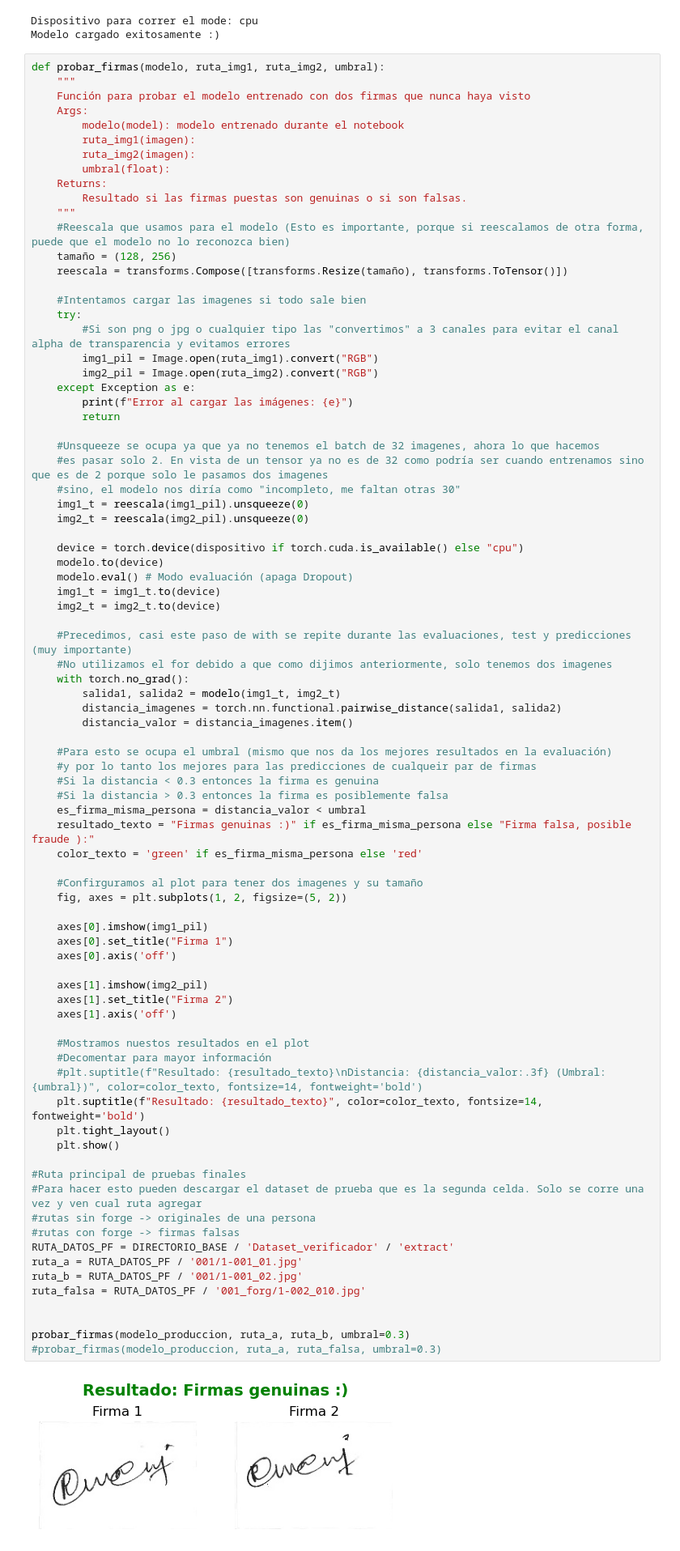
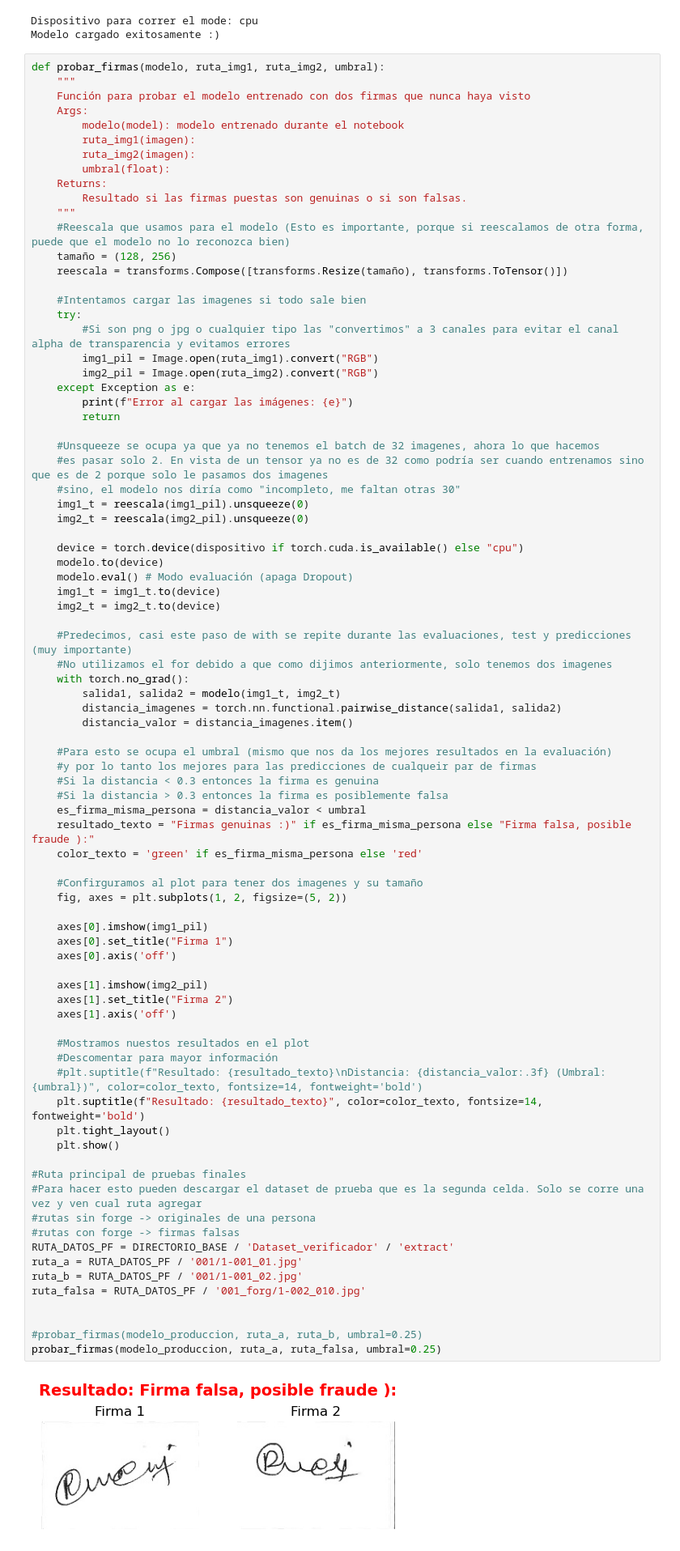
Before and after one commit to AylenMartinez04/DeploymentProjectRN, a Jupyter notebook: Proyecto/Proyecto_RedesNeuronalesMejorM.ipynb, the cells around one changed output. Shown at 81% size. Cells and saved outputs as stored; diff of their text form.

Commit message:
Mejor umbral e imagen invalida

```diff
--- a/Proyecto/Proyecto_RedesNeuronalesMejorM.ipynb
+++ b/Proyecto/Proyecto_RedesNeuronalesMejorM.ipynb
@@ -725,7 +725,7 @@ def probar_firmas(modelo, ruta_img1, ruta_img2, umbral):
     img1_t = img1_t.to(device)
     img2_t = img2_t.to(device)
 
-    #Precedimos, casi este paso de with se repite durante las evaluaciones, test y predicciones (muy importante)
+    #Predecimos, casi este paso de with se repite durante las evaluaciones, test y predicciones (muy importante)
     #No utilizamos el for debido a que como dijimos anteriormente, solo tenemos dos imagenes
     with torch.no_grad():
         salida1, salida2 = modelo(img1_t, img2_t)
@@ -741,34 +741,34 @@ def probar_firmas(modelo, ruta_img1, ruta_img2, umbral):
     color_texto = 'green' if es_firma_misma_persona else 'red'
 
     #Confirguramos al plot para tener dos imagenes y su tamaño
     fig, axes = plt.subplots(1, 2, figsize=(5, 2))
 
     axes[0].imshow(img1_pil)
     axes[0].set_title("Firma 1")
     axes[0].axis('off')
 
     axes[1].imshow(img2_pil)
     axes[1].set_title("Firma 2")
     axes[1].axis('off')
 
     #Mostramos nuestos resultados en el plot
-    #Decomentar para mayor información
+    #Descomentar para mayor información
     #plt.suptitle(f"Resultado: {resultado_texto}\nDistancia: {distancia_valor:.3f} (Umbral: {umbral})", color=color_texto, fontsize=14, fontweight='bold')
     plt.suptitle(f"Resultado: {resultado_texto}", color=color_texto, fontsize=14, fontweight='bold')
     plt.tight_layout()
     plt.show()
 
 #Ruta principal de pruebas finales
 #Para hacer esto pueden descargar el dataset de prueba que es la segunda celda. Solo se corre una vez y ven cual ruta agregar
 #rutas sin forge -> originales de una persona
 #rutas con forge -> firmas falsas
 RUTA_DATOS_PF = DIRECTORIO_BASE / 'Dataset_verificador' / 'extract'
 ruta_a = RUTA_DATOS_PF / '001/1-001_01.jpg'
 ruta_b = RUTA_DATOS_PF / '001/1-001_02.jpg'
 ruta_falsa = RUTA_DATOS_PF / '001_forg/1-002_010.jpg'
 
 
-probar_firmas(modelo_produccion, ruta_a, ruta_b, umbral=0.3)
-#probar_firmas(modelo_produccion, ruta_a, ruta_falsa, umbral=0.3)
+#probar_firmas(modelo_produccion, ruta_a, ruta_b, umbral=0.25)
+probar_firmas(modelo_produccion, ruta_a, ruta_falsa, umbral=0.25)
 # %% [output]
-[figure, old version]
+[figure, new version]
```
Also changed, not shown: parts of 1 cell of this notebook.
